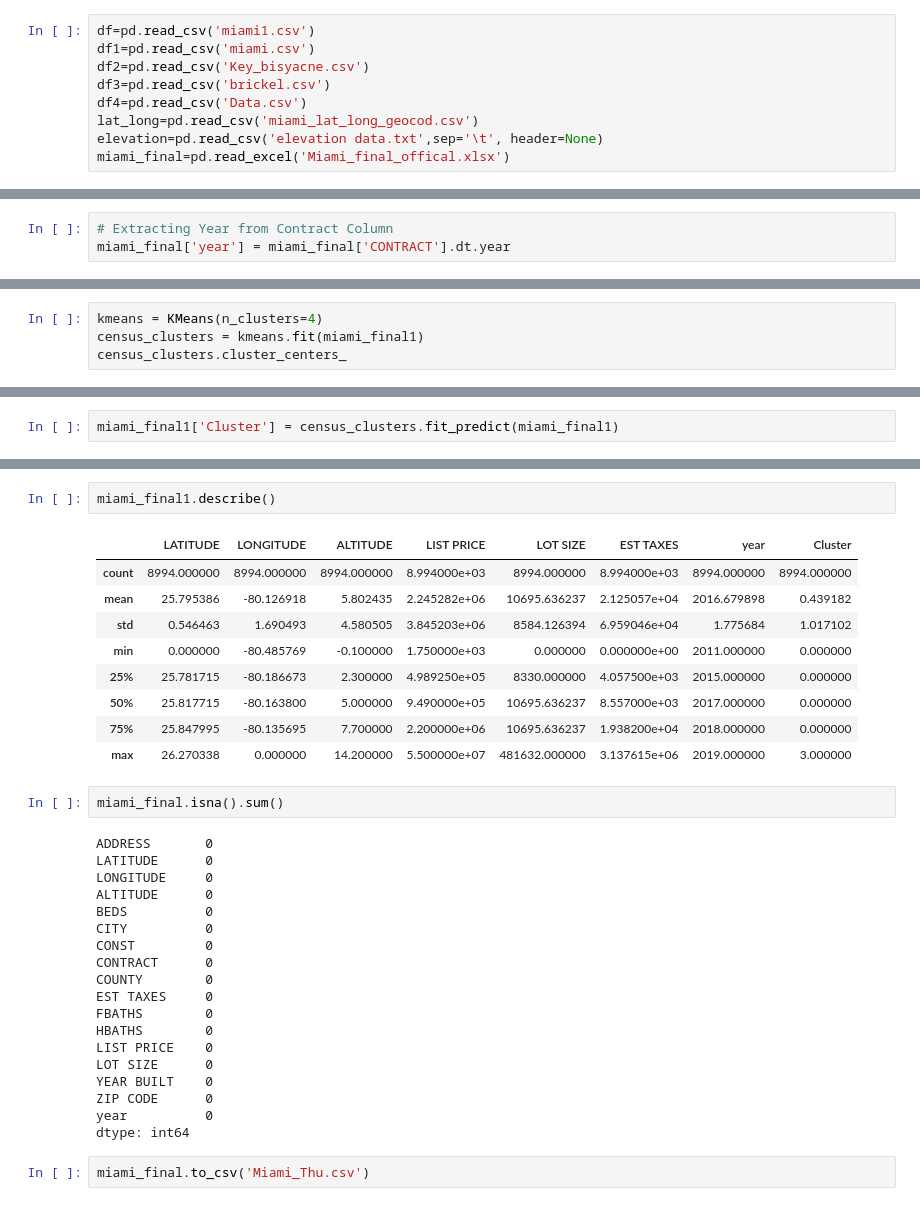
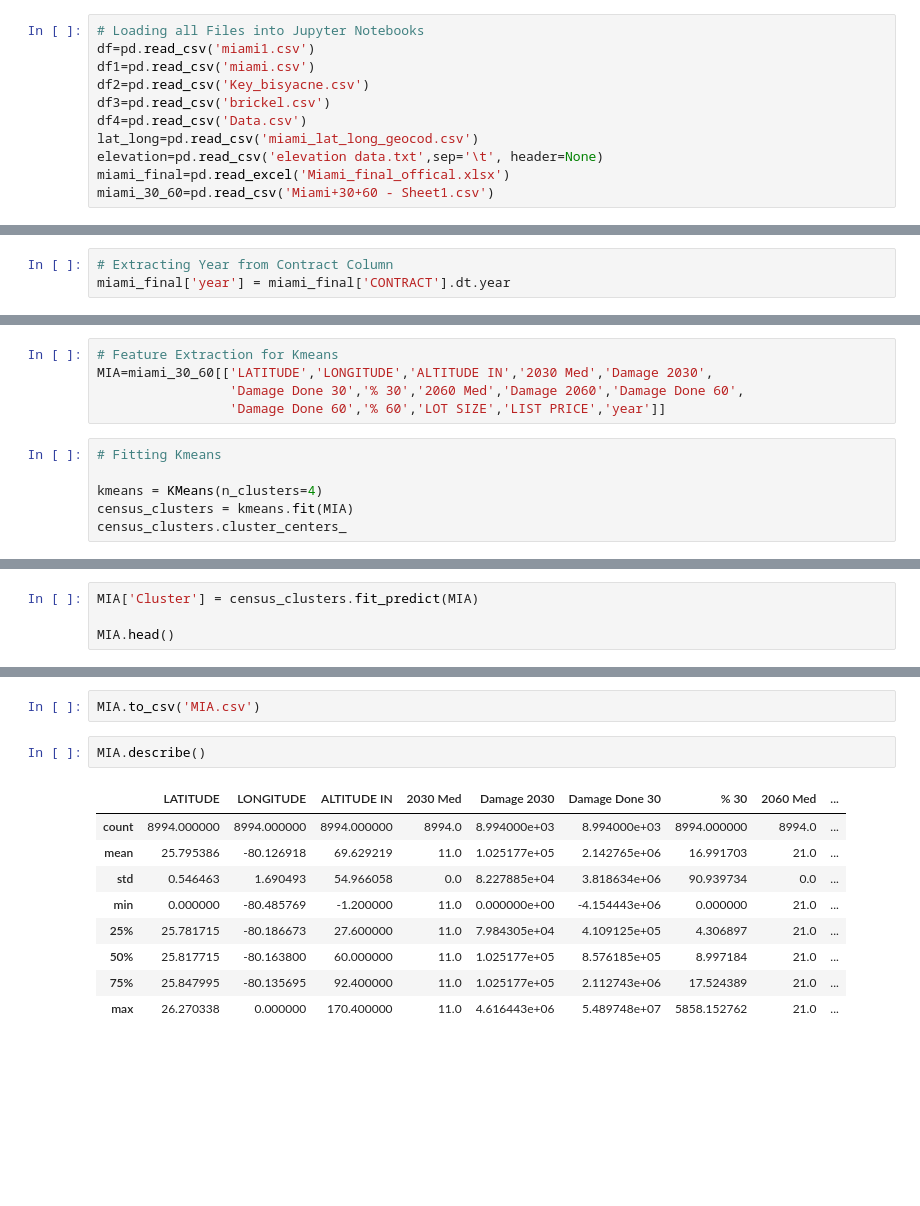
Before and after one commit to talalgedeon/Big-Data-Project, a Jupyter notebook: Miami Real Estate/Real Estate Data.ipynb, the cells around one changed output, grey strips where cells are left out. Cells and saved outputs as stored; diff of their text form; blank space fills up the shorter version.

```diff
--- a/Miami Real Estate/Real Estate Data.ipynb
+++ b/Miami Real Estate/Real Estate Data.ipynb
@@ -5,6 +6,7 @@ import matplotlib.pyplot as plt
 from sklearn.cluster import KMeans
 import random
 # %%
+# Loading all Files into Jupyter Notebooks
 df=pd.read_csv('miami1.csv')
 df1=pd.read_csv('miami.csv')
 df2=pd.read_csv('Key_bisyacne.csv')
@@ -13,6 +15,7 @@ df4=pd.read_csv('Data.csv')
 lat_long=pd.read_csv('miami_lat_long_geocod.csv')
 elevation=pd.read_csv('elevation data.txt',sep='\t', header=None)
 miami_final=pd.read_excel('Miami_final_offical.xlsx')
+miami_30_60=pd.read_csv('Miami+30+60 - Sheet1.csv')
 # %%
 df.head()
 # %% [output]
@@ -355,5 +363,12 @@ miami_final1=miami_final[['LATITUDE','LONGITUDE','ALTITUDE','LIST PRICE','LOT SI
+# %%
+# Feature Extraction for Kmeans
+MIA=miami_30_60[['LATITUDE','LONGITUDE','ALTITUDE IN','2030 Med','Damage 2030',
+                 'Damage Done 30','% 30','2060 Med','Damage 2060','Damage Done 60',
+                 'Damage Done 60','% 60','LOT SIZE','LIST PRICE','year']]
 # %%
+# Fitting Kmeans
+
 kmeans = KMeans(n_clusters=4)
-census_clusters = kmeans.fit(miami_final1)
+census_clusters = kmeans.fit(MIA)
 census_clusters.cluster_centers_
 # %% [output]
@@ -377,5 +400,7 @@ kmeans.inertia_
 # %%
-miami_final1['Cluster'] = census_clusters.fit_predict(miami_final1)
+MIA['Cluster'] = census_clusters.fit_predict(MIA)
+
+MIA.head()
 # %% [output]
 A value is trying to be set on a copy of a slice from a DataFrame.
 Try using .loc[row_indexer,col_indexer] = value instead
@@ -427,35 +433,14 @@ for i in range(0, pca_2d.shape[0]):
+# %%
+MIA.to_csv('MIA.csv')
 # %%
-miami_final1.describe()
+MIA.describe()
 # %% [output]
-|  | LATITUDE | LONGITUDE | ALTITUDE | LIST PRICE | LOT SIZE | EST TAXES | year | Cluster |
-| count | 8994.000000 | 8994.000000 | 8994.000000 | 8.994000e+03 | 8994.000000 | 8.994000e+03 | 8994.000000 | 8994.000000 |
-| mean | 25.795386 | -80.126918 | 5.802435 | 2.245282e+06 | 10695.636237 | 2.125057e+04 | 2016.679898 | 0.439182 |
-| std | 0.546463 | 1.690493 | 4.580505 | 3.845203e+06 | 8584.126394 | 6.959046e+04 | 1.775684 | 1.017102 |
-| min | 0.000000 | -80.485769 | -0.100000 | 1.750000e+03 | 0.000000 | 0.000000e+00 | 2011.000000 | 0.000000 |
-| 25% | 25.781715 | -80.186673 | 2.300000 | 4.989250e+05 | 8330.000000 | 4.057500e+03 | 2015.000000 | 0.000000 |
-| 50% | 25.817715 | -80.163800 | 5.000000 | 9.490000e+05 | 10695.636237 | 8.557000e+03 | 2017.000000 | 0.000000 |
-| 75% | 25.847995 | -80.135695 | 7.700000 | 2.200000e+06 | 10695.636237 | 1.938200e+04 | 2018.000000 | 0.000000 |
-| max | 26.270338 | 0.000000 | 14.200000 | 5.500000e+07 | 481632.000000 | 3.137615e+06 | 2019.000000 | 3.000000 |
+|  | LATITUDE | LONGITUDE | ALTITUDE IN | 2030 Med | Damage 2030 | Damage Done 30 | % 30 | 2060 Med | ... |
+| count | 8994.000000 | 8994.000000 | 8994.000000 | 8994.0 | 8.994000e+03 | 8.994000e+03 | 8994.000000 | 8994.0 | ... |
+| mean | 25.795386 | -80.126918 | 69.629219 | 11.0 | 1.025177e+05 | 2.142765e+06 | 16.991703 | 21.0 | ... |
+| std | 0.546463 | 1.690493 | 54.966058 | 0.0 | 8.227885e+04 | 3.818634e+06 | 90.939734 | 0.0 | ... |
+| min | 0.000000 | -80.485769 | -1.200000 | 11.0 | 0.000000e+00 | -4.154443e+06 | 0.000000 | 21.0 | ... |
+| 25% | 25.781715 | -80.186673 | 27.600000 | 11.0 | 7.984305e+04 | 4.109125e+05 | 4.306897 | 21.0 | ... |
+| 50% | 25.817715 | -80.163800 | 60.000000 | 11.0 | 1.025177e+05 | 8.576185e+05 | 8.997184 | 21.0 | ... |
+| 75% | 25.847995 | -80.135695 | 92.400000 | 11.0 | 1.025177e+05 | 2.112743e+06 | 17.524389 | 21.0 | ... |
+| max | 26.270338 | 0.000000 | 170.400000 | 11.0 | 4.616443e+06 | 5.489748e+07 | 5858.152762 | 21.0 | ... |
-# %%
-miami_final.isna().sum()
-# %% [output]
-ADDRESS       0
-LATITUDE      0
-LONGITUDE     0
-ALTITUDE      0
-BEDS          0
-CITY          0
-CONST         0
-CONTRACT      0
-COUNTY        0
-EST TAXES     0
-FBATHS        0
-HBATHS        0
-LIST PRICE    0
-LOT SIZE      0
-YEAR BUILT    0
-ZIP CODE      0
-year          0
-dtype: int64
-# %%
-miami_final.to_csv('Miami_Thu.csv')
```
Also changed, not shown: parts of 44 cells of this notebook, 10 other files.
